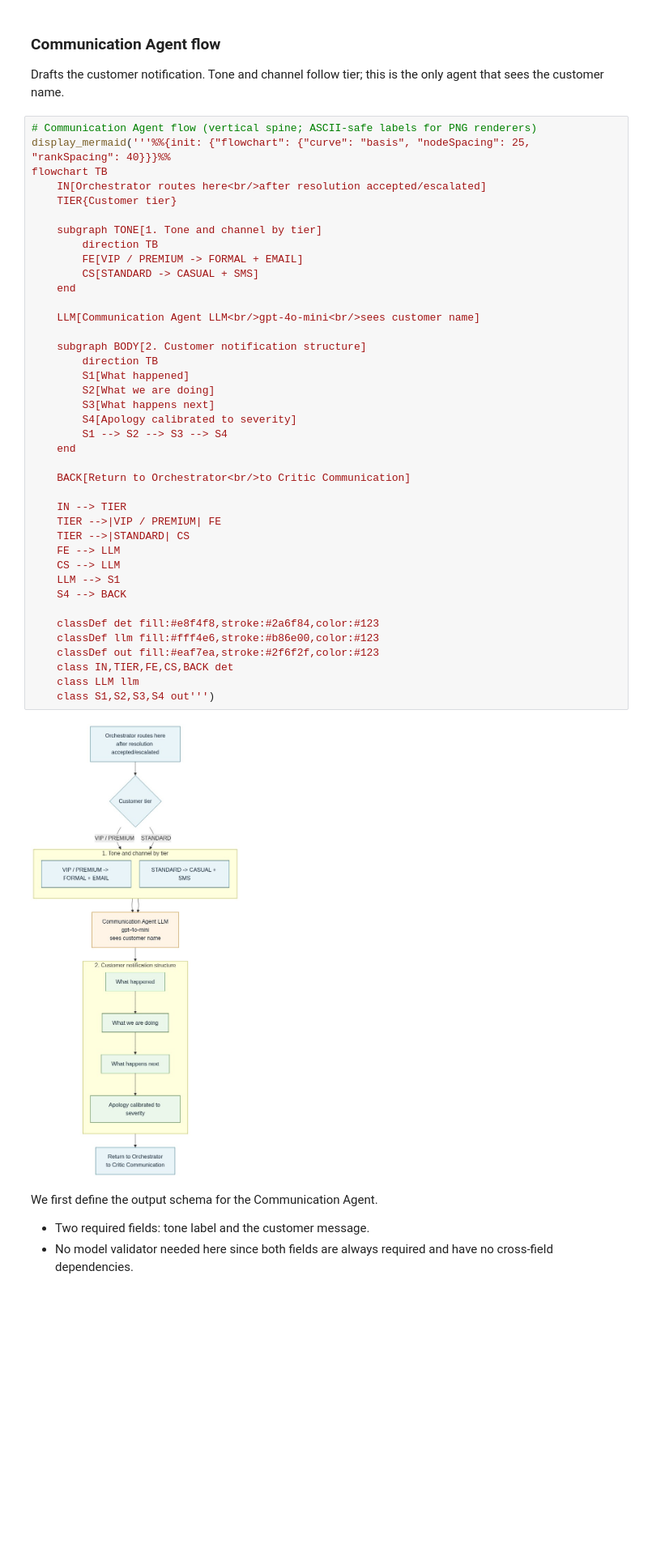
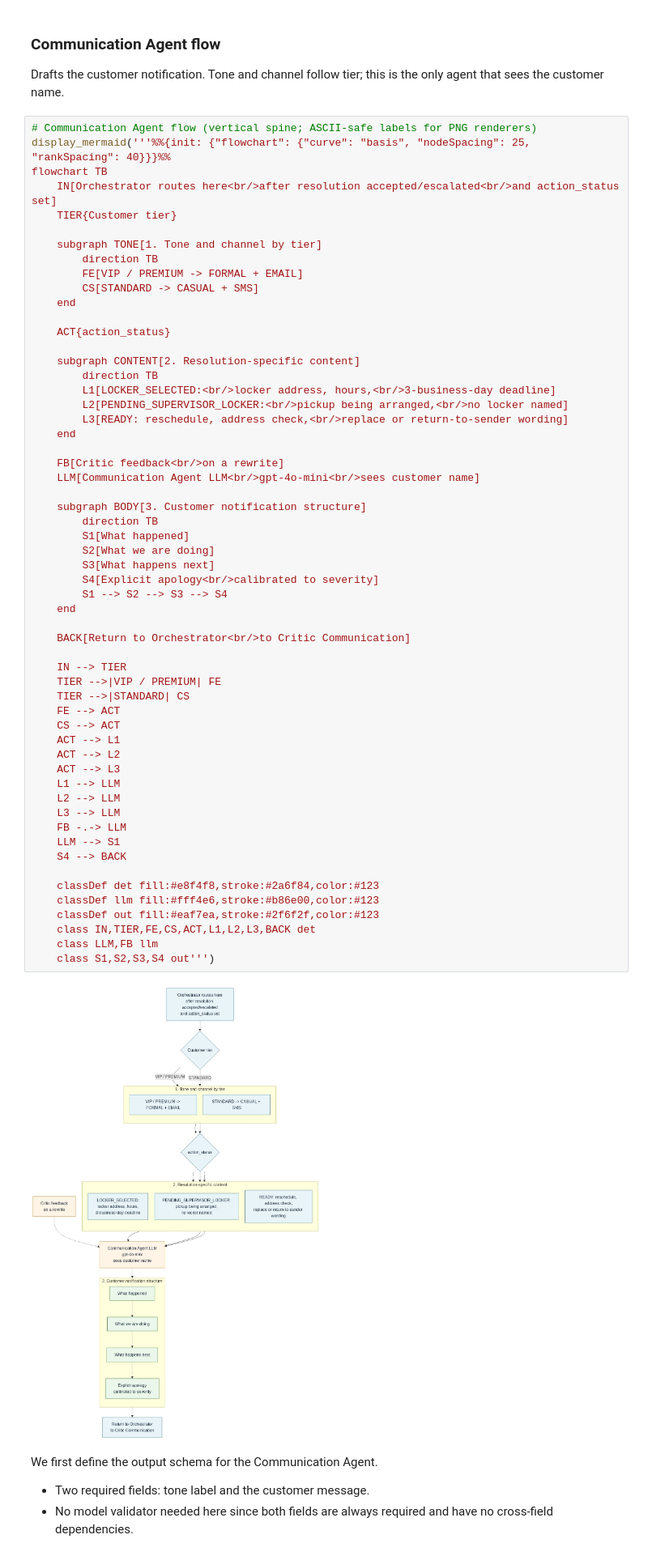
Before and after one commit to alienrivero/great-learning-aiml, a Jupyter notebook: AI Agents for Automation/AI-powered Last-Mile Delivery Exception Handling Automation/AI-powered Last-Mile Delivery Exception Handling Automation_Full_CODE.ipynb, the cells around one changed output. Shown at 81% size. Drawn from its saved outputs; the diff is of its cells as text; blank space fills up the shorter version.

```diff
--- a/AI Agents for Automation/AI-powered Last-Mile Delivery Exception Handling Automation/AI-powered Last-Mile Delivery Exception Handling Automation_Full_CODE.ipynb
+++ b/AI Agents for Automation/AI-powered Last-Mile Delivery Exception Handling Automation/AI-powered Last-Mile Delivery Exception Handling Automation_Full_CODE.ipynb
@@ -2110,44 +2142,61 @@ Drafts the customer notification. Tone and channel follow tier; this is the only
 # Communication Agent flow (vertical spine; ASCII-safe labels for PNG renderers)
 display_mermaid('''%%{init: {"flowchart": {"curve": "basis", "nodeSpacing": 25, "rankSpacing": 40}}}%%
 flowchart TB
-    IN[Orchestrator routes here<br/>after resolution accepted/escalated]
+    IN[Orchestrator routes here<br/>after resolution accepted/escalated<br/>and action_status set]
     TIER{Customer tier}
 
     subgraph TONE[1. Tone and channel by tier]
         direction TB
         FE[VIP / PREMIUM -> FORMAL + EMAIL]
         CS[STANDARD -> CASUAL + SMS]
     end
 
+    ACT{action_status}
+
+    subgraph CONTENT[2. Resolution-specific content]
+        direction TB
+        L1[LOCKER_SELECTED:<br/>locker address, hours,<br/>3-business-day deadline]
+        L2[PENDING_SUPERVISOR_LOCKER:<br/>pickup being arranged,<br/>no locker named]
+        L3[READY: reschedule, address check,<br/>replace or return-to-sender wording]
+    end
+
+    FB[Critic feedback<br/>on a rewrite]
     LLM[Communication Agent LLM<br/>gpt-4o-mini<br/>sees customer name]
 
-    subgraph BODY[2. Customer notification structure]
+    subgraph BODY[3. Customer notification structure]
         direction TB
         S1[What happened]
         S2[What we are doing]
         S3[What happens next]
-        S4[Apology calibrated to severity]
+        S4[Explicit apology<br/>calibrated to severity]
         S1 --> S2 --> S3 --> S4
     end
 
     BACK[Return to Orchestrator<br/>to Critic Communication]
 
     IN --> TIER
     TIER -->|VIP / PREMIUM| FE
     TIER -->|STANDARD| CS
-    FE --> LLM
-    CS --> LLM
+    FE --> ACT
+    CS --> ACT
+    ACT --> L1
+    ACT --> L2
+    ACT --> L3
+    L1 --> LLM
+    L2 --> LLM
+    L3 --> LLM
+    FB -.-> LLM
     LLM --> S1
     S4 --> BACK
 
     classDef det fill:#e8f4f8,stroke:#2a6f84,color:#123
     classDef llm fill:#fff4e6,stroke:#b86e00,color:#123
     classDef out fill:#eaf7ea,stroke:#2f6f2f,color:#123
-    class IN,TIER,FE,CS,BACK det
-    class LLM llm
+    class IN,TIER,FE,CS,ACT,L1,L2,L3,BACK det
+    class LLM,FB llm
     class S1,S2,S3,S4 out''')
 # %% [output]
-[figure, old version]
+[figure, new version]
 # %% [markdown]
 We first define the output schema for the Communication Agent.
 - Two required fields: tone label and the customer message.
```
Also changed, not shown: parts of 84 cells of this notebook, 1 other file.
